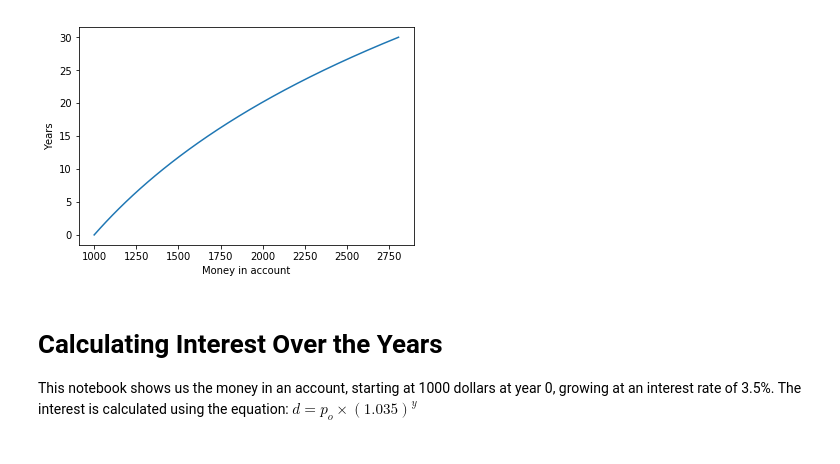
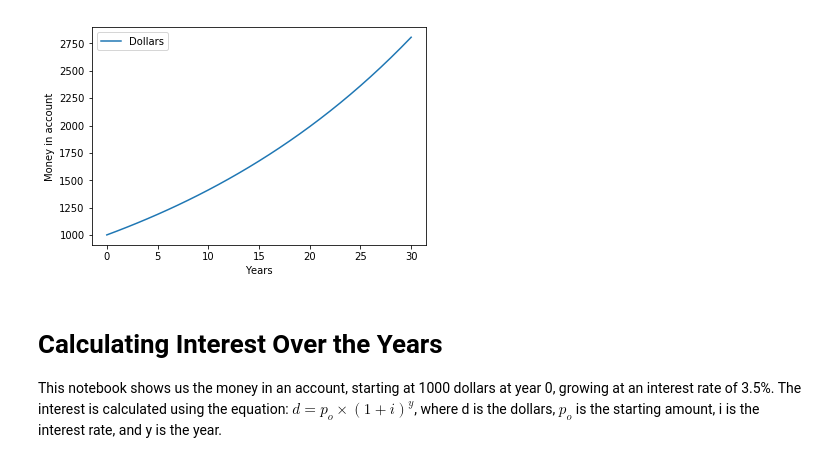
Before and after one commit to JamesRoth/datascience, a Jupyter notebook: interesttalbe.ipynb, the cells around one changed output. Saved outputs shown, nothing was run; the diff lists cells and outputs as text; code cells hidden in the pictures.

```diff
--- a/interesttalbe.ipynb
+++ b/interesttalbe.ipynb
@@ -11,17 +11,18 @@ df['value_str']=["$"+str(round(x)) for x in df.value_float]
 # %%
 from numpy import radians, sin
 from numpy import linspace
 import matplotlib.pyplot as plt
 import pandas as pd
 
-plt.plot(df.value_float,df.years)
-plt.xlabel('Money in account')
-plt.ylabel('Years')
+plt.plot(df.years,df.value_float,label="Dollars")
+plt.legend()
+plt.ylabel('Money in account')
+plt.xlabel('Years')
 plt.show()
 # %% [output]
-[figure, old version]
+[figure, new version]
 # %% [markdown]
 # Calculating Interest Over the Years
 
 This notebook shows us the money in an account, starting at 1000 dollars at year 0, growing at an interest rate of 3.5%.
-The interest is calculated using the equation: $ d  = p_o \times {(1.035)^y} $
+The interest is calculated using the equation: $ d  = p_o \times {(1 + i)^y} $, where d is the dollars, $p_o$ is the starting amount, i is the interest rate, and y is the year.
```
Also changed, not shown: 1 other file.
